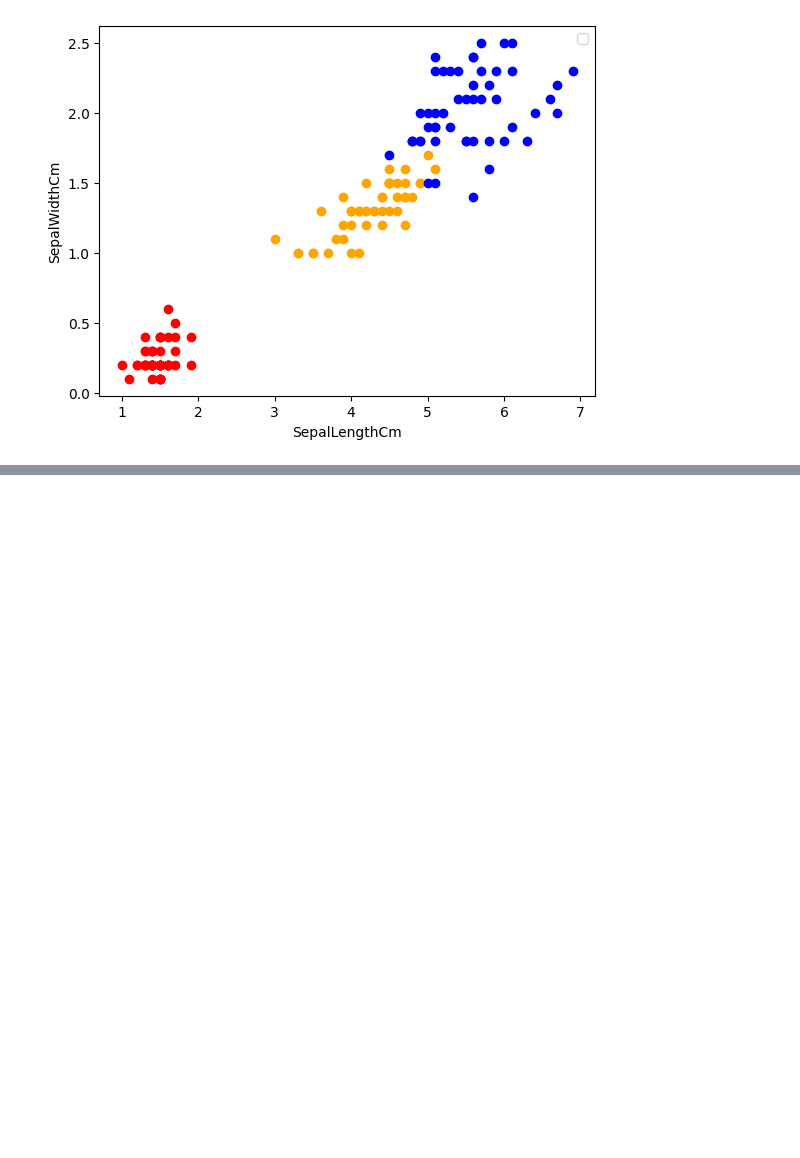
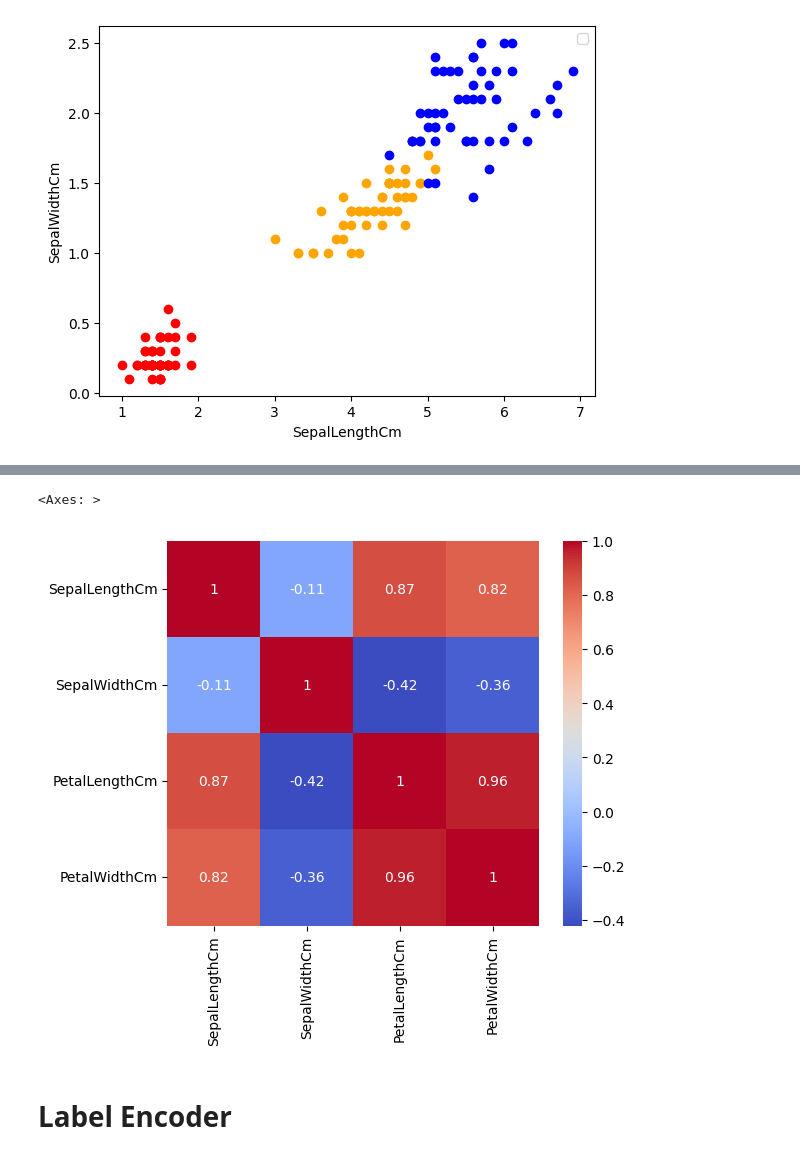
Before and after one commit to neelakandanoj/100DaysofCode, a Jupyter notebook: Projects/IrisDataset.ipynb, the cells around one changed output, grey strips where cells are left out. Saved outputs shown, nothing was run; the diff lists cells and outputs as text; code cells hidden in the pictures; blank space fills up the shorter version.

```diff
--- a/Projects/IrisDataset.ipynb
+++ b/Projects/IrisDataset.ipynb
@@ -145,0 +150,4 @@ No artists with labels found to put in legend.  Note that artists whose label st
+# %%
+numeric_df = df.select_dtypes(include='number')  # Select only numeric columns
+correlation_matrix = numeric_df.corr()  # Calculate correlation matrix
+correlation_matrix
@@ -145,0 +160,8 @@ No artists with labels found to put in legend.  Note that artists whose label st
+# %%
+fig,ax=plt.subplots(figsize=(6,5))
+sns.heatmap(correlation_matrix,annot=True,ax=ax,cmap='coolwarm')
+# %% [output]
+<Axes: >
+[figure, added]
+# %% [markdown]
+# Label Encoder
```
Also changed, not shown: parts of 14 cells of this notebook, 1 other file.
